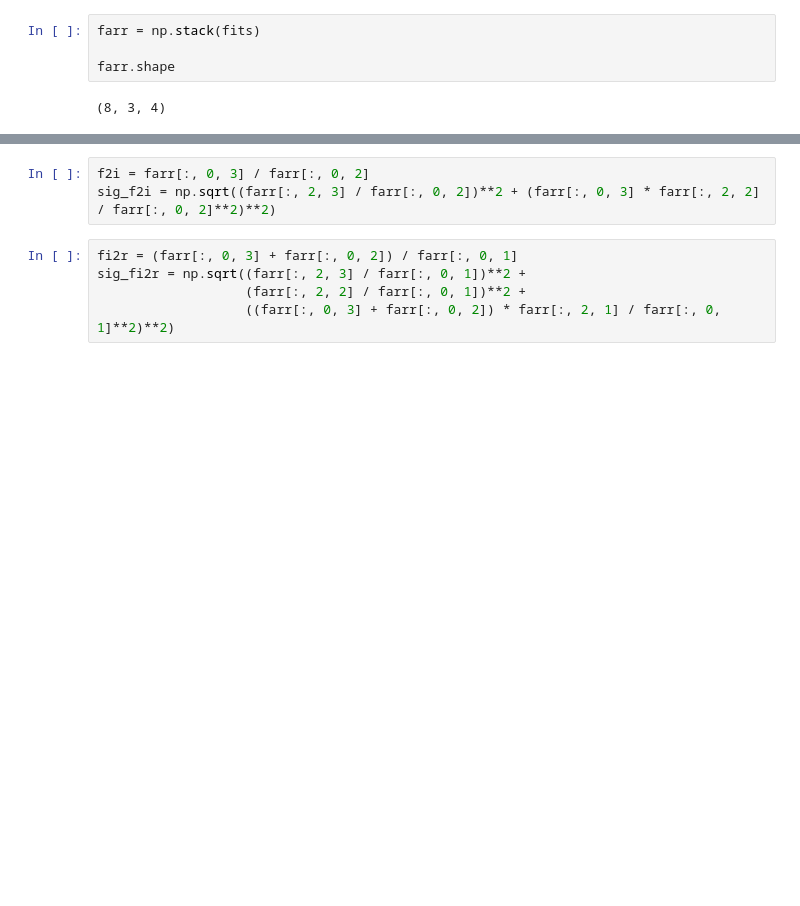
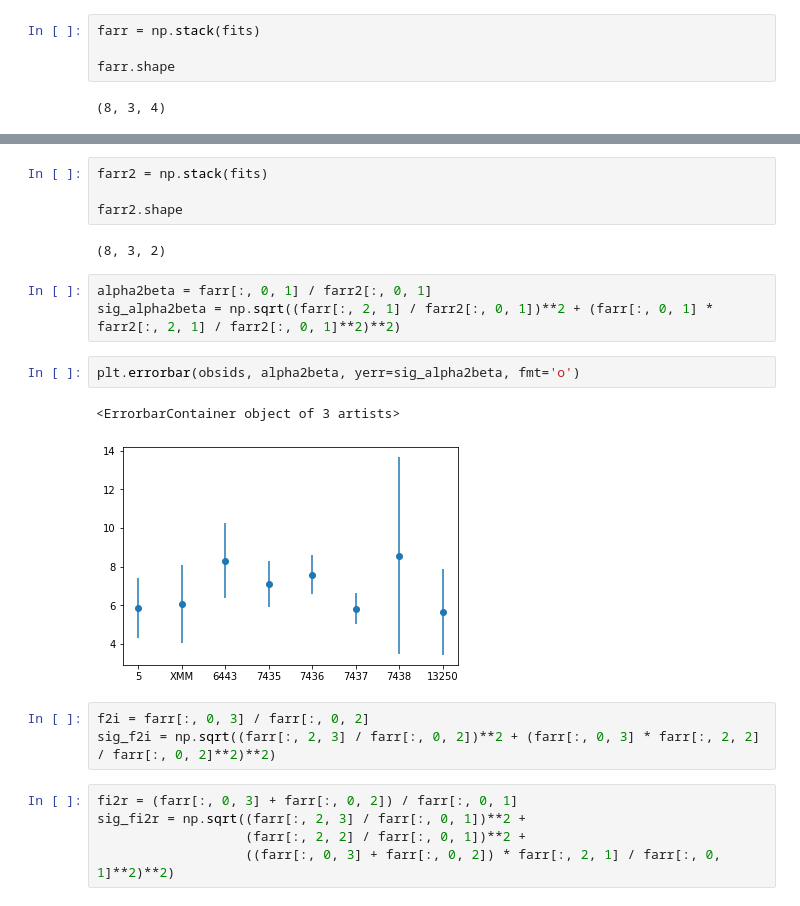
Before and after one commit to hamogu/TWHya, a Jupyter notebook: X-rayvariability.ipynb, the cells around one changed output, grey strips where cells are left out. Saved outputs shown, nothing was run; the diff lists cells and outputs as text; blank space fills up the shorter version.

```diff
--- a/X-rayvariability.ipynb
+++ b/X-rayvariability.ipynb
@@ -391,3 +453,17 @@ farr.shape
+# %%
+farr2 = np.stack(fits)
+
+farr2.shape
+# %% [output]
+(8, 3, 2)
+# %%
+alpha2beta = farr[:, 0, 1] / farr2[:, 0, 1]
+sig_alpha2beta = np.sqrt((farr[:, 2, 1] / farr2[:, 0, 1])**2 + (farr[:, 0, 1] * farr2[:, 2, 1] / farr2[:, 0, 1]**2)**2)
+# %%
+plt.errorbar(obsids, alpha2beta, yerr=sig_alpha2beta, fmt='o')
+# %% [output]
+<ErrorbarContainer object of 3 artists>
+[figure, added]
 # %%
 f2i = farr[:, 0, 3] / farr[:, 0, 2]
 sig_f2i = np.sqrt((farr[:, 2, 3] / farr[:, 0, 2])**2 + (farr[:, 0, 3] * farr[:, 2, 2] / farr[:, 0, 2]**2)**2)
```
Also changed, not shown: parts of 58 cells of this notebook.
